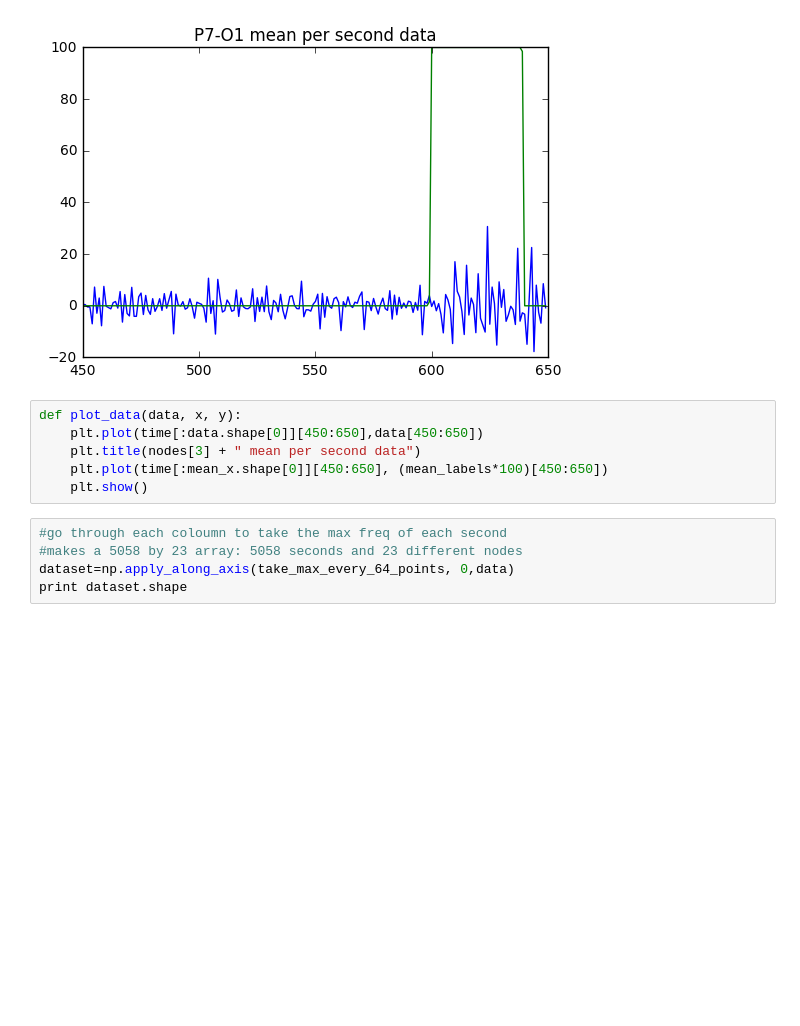
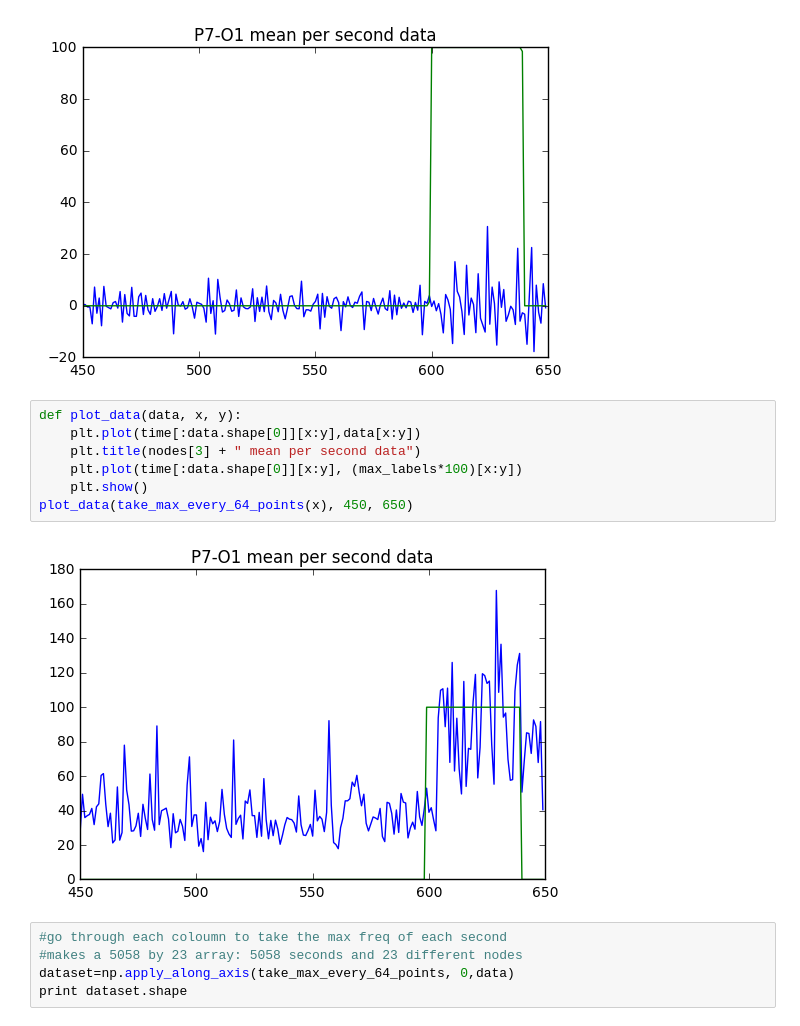
Before and after one commit to mchlhess/data_analysis, a Jupyter notebook: Max Frequency dataset +Logistic Regression Model 1.ipynb, the cells around one changed output. Drawn from its saved outputs; the diff is of its cells as text; blank space fills up the shorter version.

Commit message:
added plot func

```diff
--- a/Max Frequency dataset +Logistic Regression Model 1.ipynb
+++ b/Max Frequency dataset +Logistic Regression Model 1.ipynb
@@ -92,10 +92,13 @@ plt.show()
 [figure]
 # %%
 def plot_data(data, x, y):
-    plt.plot(time[:data.shape[0]][450:650],data[450:650])
+    plt.plot(time[:data.shape[0]][x:y],data[x:y])
     plt.title(nodes[3] + " mean per second data")
-    plt.plot(time[:mean_x.shape[0]][450:650], (mean_labels*100)[450:650])
+    plt.plot(time[:data.shape[0]][x:y], (max_labels*100)[x:y])
     plt.show()
+plot_data(take_max_every_64_points(x), 450, 650)
+# %% [output]
+[figure, added]
 # %%
 #go through each coloumn to take the max freq of each second
 #makes a 5058 by 23 array: 5058 seconds and 23 different nodes
```
